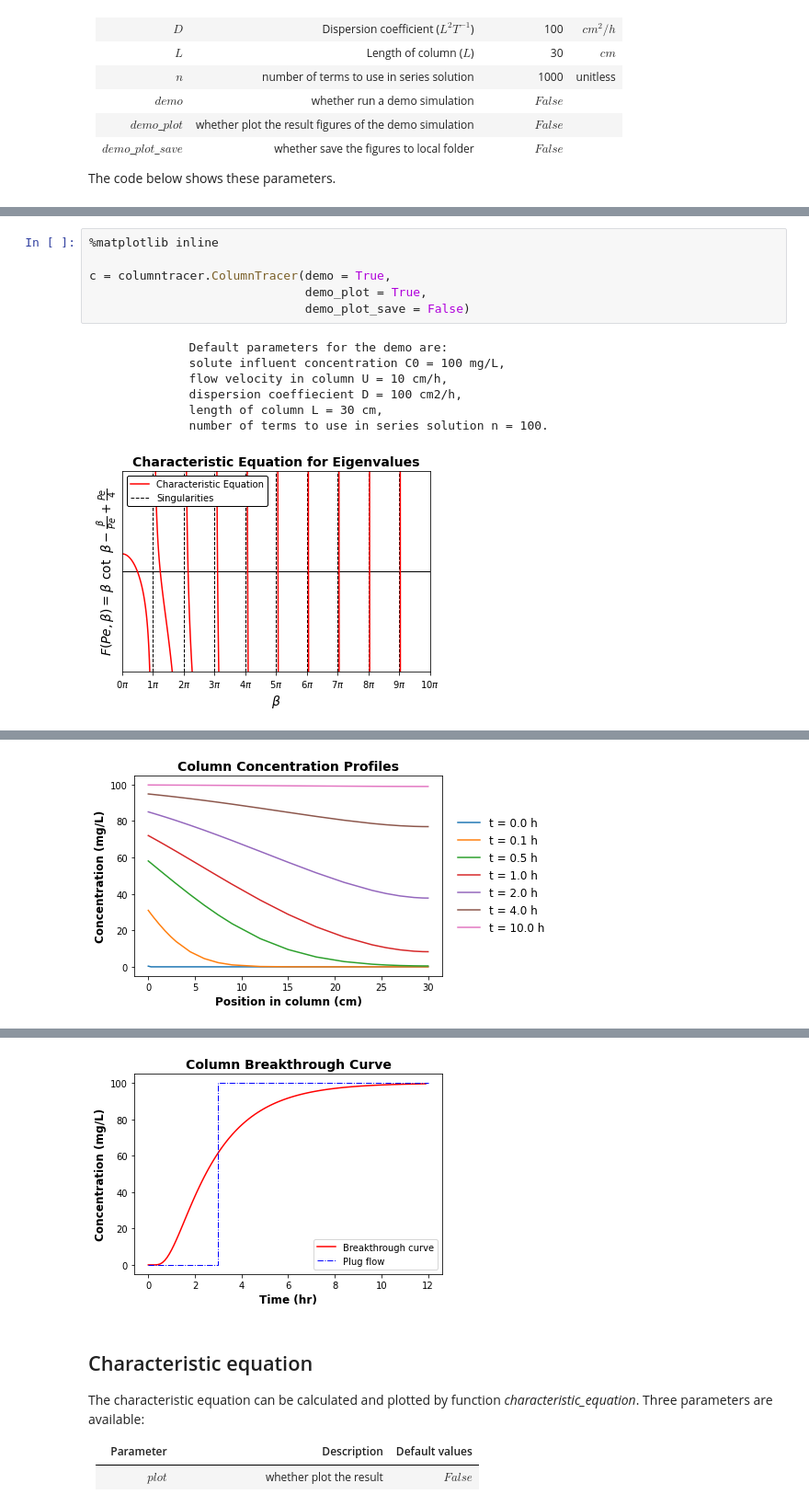
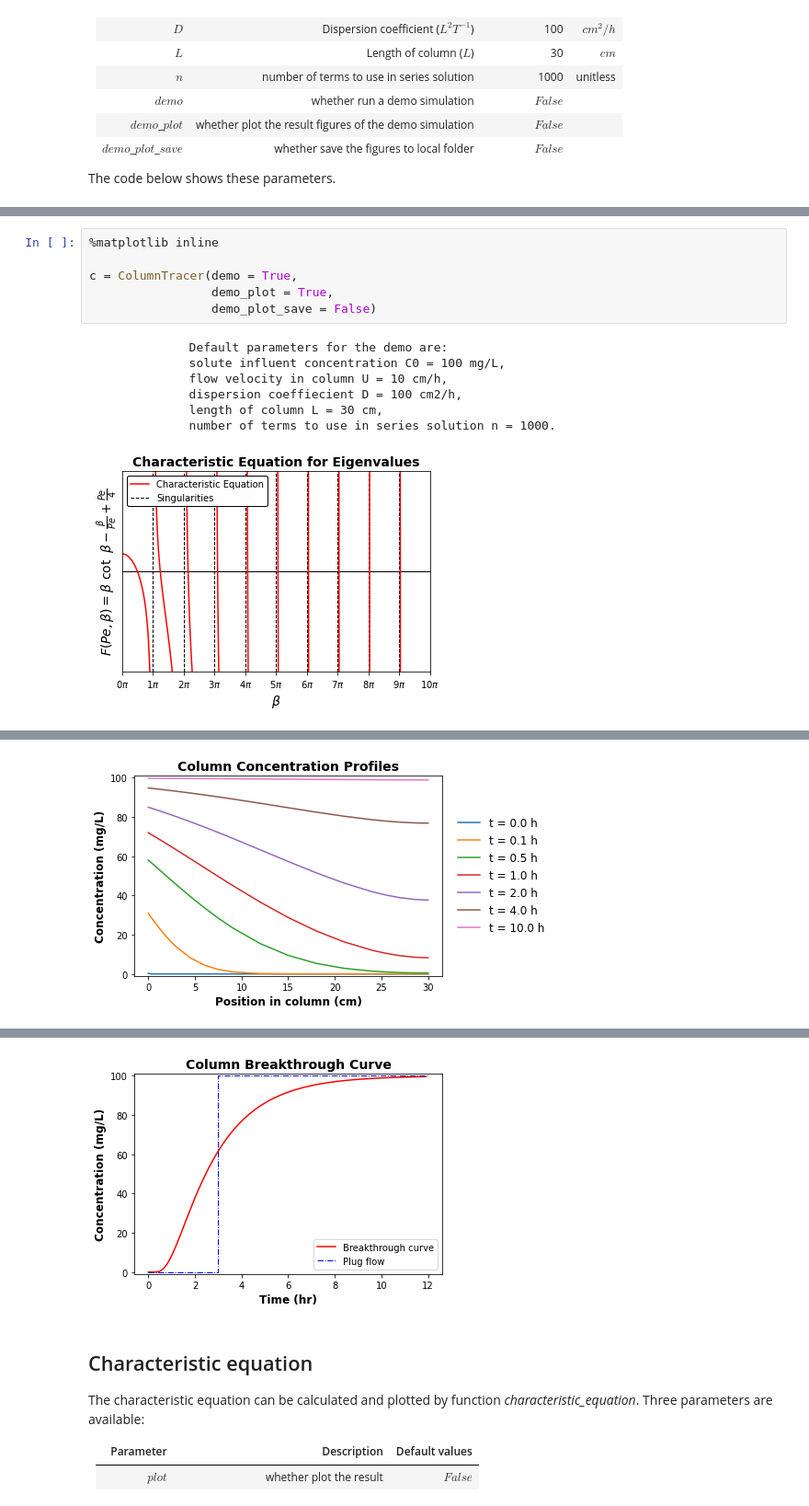
Before and after one commit to BYL4746/columntracer, a Jupyter notebook: examples.ipynb, the cells around one changed output, grey strips where cells are left out. Shown at 92% size. Drawn from its saved outputs; the diff is of its cells as text.

Commit message:
jupyter notebook update
Added examples for manual plotting.
Changed import syntax.

```diff
--- a/examples.ipynb
+++ b/examples.ipynb
@@ -58,14 +58,14 @@ By specifying <i>demo</i>=<i>True</i>, columntracer will perform a demo run. Wit
 # %%
 %matplotlib inline
 
-c = columntracer.ColumnTracer(demo = True,
-                              demo_plot = True,
-                              demo_plot_save = False)
+c = ColumnTracer(demo = True,
+                 demo_plot = True,
+                 demo_plot_save = False)
 # %% [output]
               Default parameters for the demo are:
               solute influent concentration C0 = 100 mg/L,
               flow velocity in column U = 10 cm/h,
               dispersion coeffiecient D = 100 cm2/h,
               length of column L = 30 cm,
-              number of terms to use in series solution n = 100.
+              number of terms to use in series solution n = 1000.
 [figure]
@@ -72 +73 @@ c = columntracer.ColumnTracer(demo = True,
-[figure, old version]
+[figure, new version]
@@ -73,4 +75,4 @@ c = columntracer.ColumnTracer(demo = True,
-[figure, old version]
+[figure, new version]
 # %% [markdown]
 ## Characteristic equation <a name="chara"></a>
 The characteristic equation can be calculated and plotted by function <i>characteristic_equation</i>. Three parameters are available:
```
Also changed, not shown: parts of 17 cells of this notebook, 1 other file.
